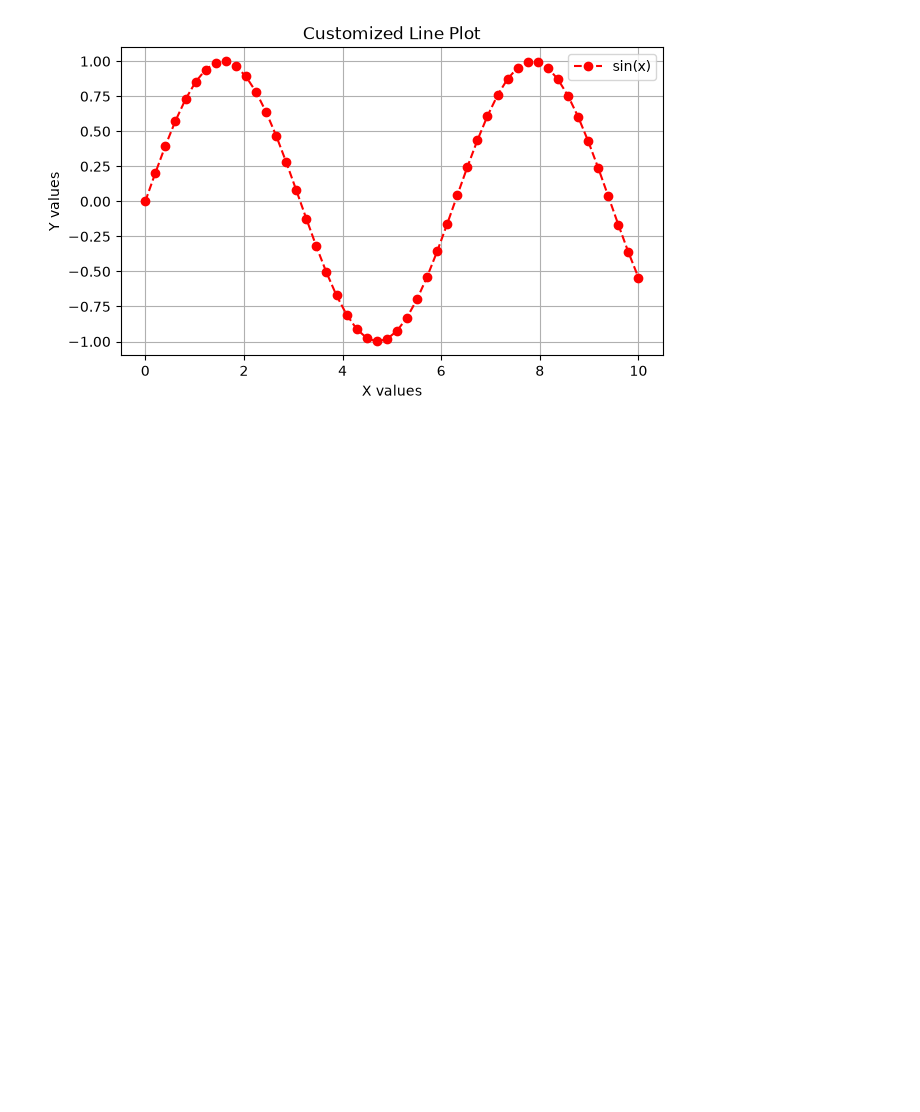
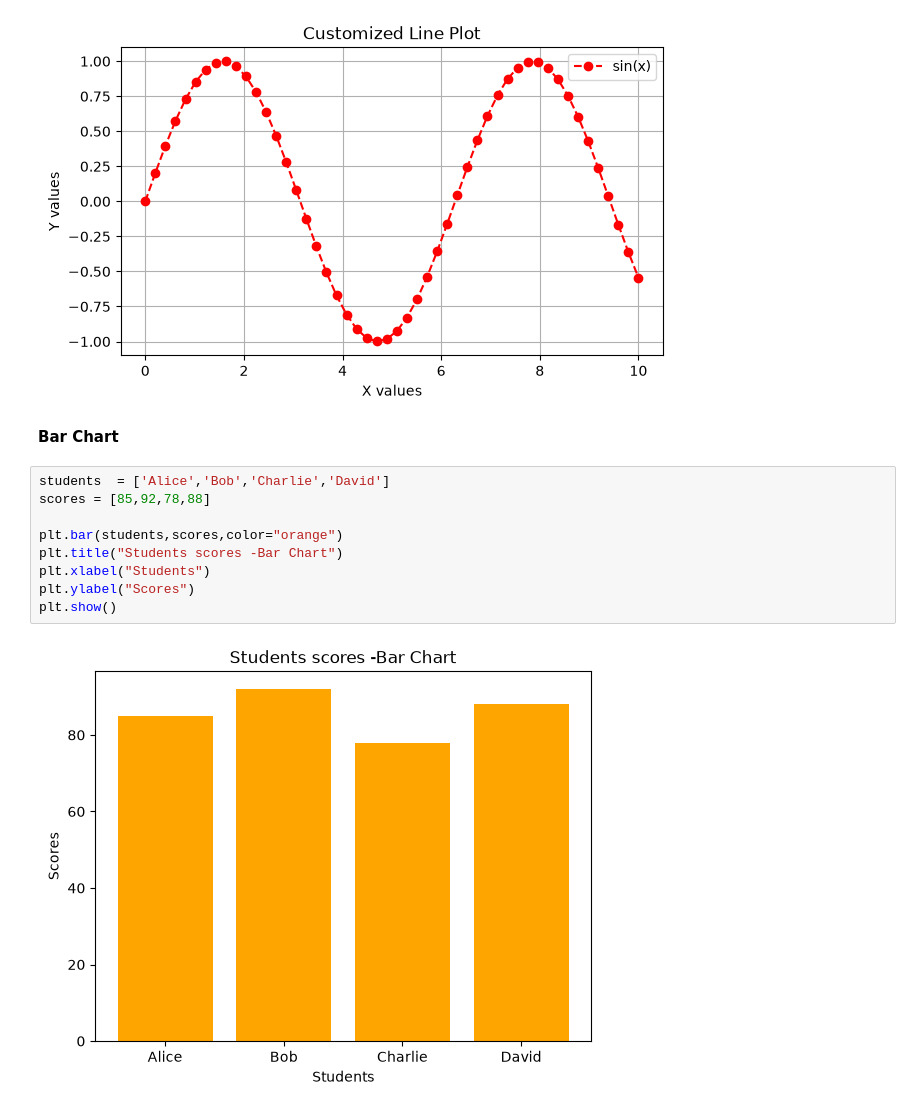
Before and after one commit to bibekpandey0521/Pandas, a Jupyter notebook: _matplotlib_basics.ipynb, the cells around one changed output. Saved outputs shown, nothing was run; the diff lists cells and outputs as text; blank space fills up the shorter version.

```diff
--- a/_matplotlib_basics.ipynb
+++ b/_matplotlib_basics.ipynb
@@ -79,3 +79,16 @@ plt.grid(True)
 plt.show()
 # %% [output]
 [figure]
+# %% [markdown]
+**Bar Chart**
+# %%
+students  = ['Alice','Bob','Charlie','David']
+scores = [85,92,78,88]
+
+plt.bar(students,scores,color="orange")
+plt.title("Students scores -Bar Chart")
+plt.xlabel("Students")
+plt.ylabel("Scores")
+plt.show()
+# %% [output]
+[figure, added]
```
Also changed, not shown: parts of 5 cells of this notebook.
